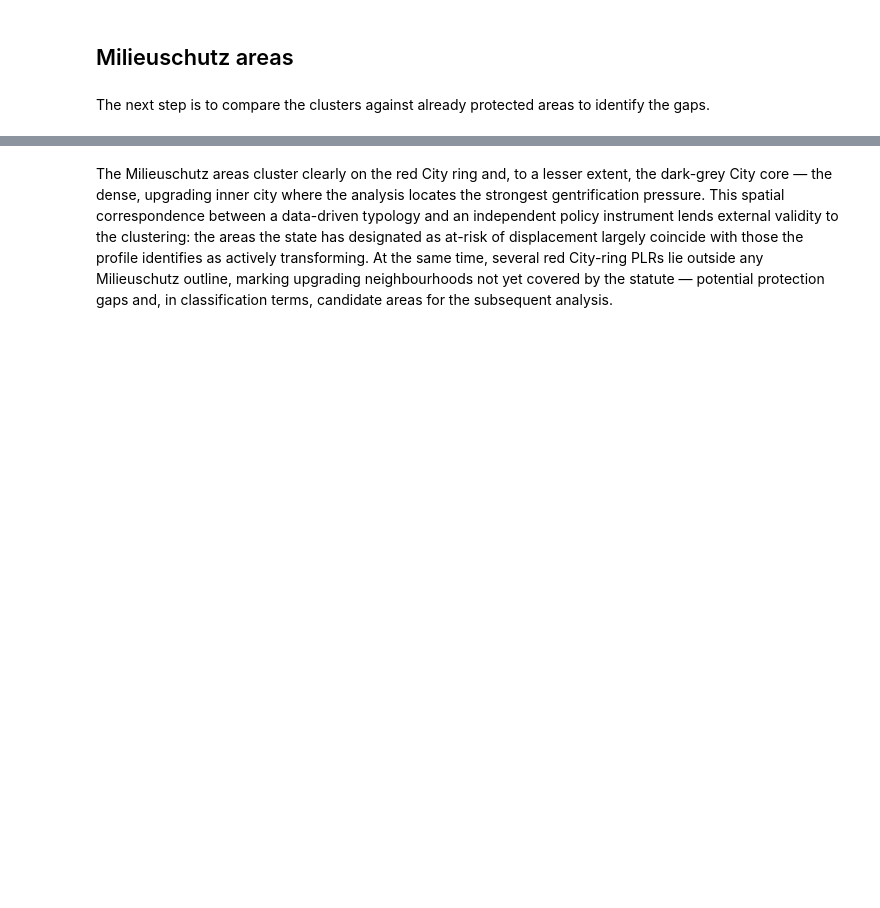
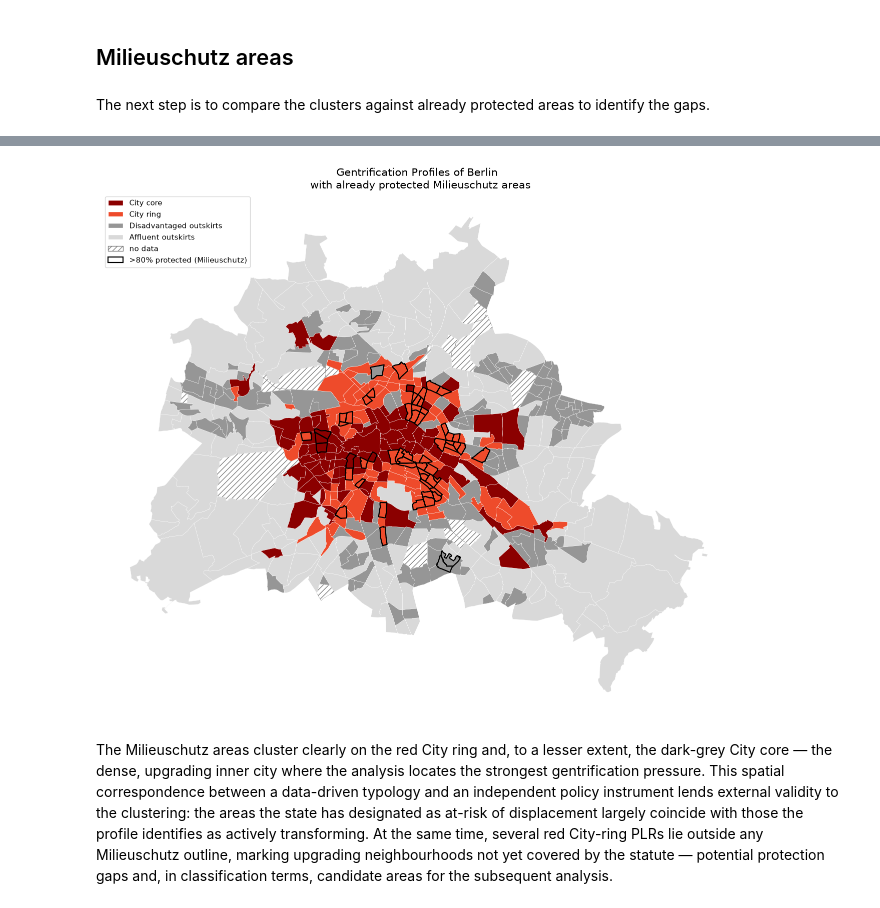
Before and after one commit to mshlg/capstone-kiezkeeper, a Jupyter notebook: notebooks/Module1_clustering/module_1_explore-clusters.ipynb, the cells around one changed output, grey strips where cells are left out. Saved outputs shown, nothing was run; the diff lists cells and outputs as text; code cells hidden in the pictures; blank space fills up the shorter version.

```diff
--- a/notebooks/Module1_clustering/module_1_explore-clusters.ipynb
+++ b/notebooks/Module1_clustering/module_1_explore-clusters.ipynb
@@ -395,3 +439,48 @@ ax.axis("off"); plt.tight_layout(); plt.show()
+# %%
+import matplotlib.pyplot as plt
+from matplotlib.patches import Patch
+
+#
+df["plr_id_str"] = df["plr_id"].astype(str).str.zfill(8)
+gdf = plr_geo.merge(
+    df[["plr_id_str", "cluster_4k", "ms_over80", "ms_portion"]],
+    left_on="plr_id", right_on="plr_id_str", how="left")
+
+fig, ax = plt.subplots(figsize=(13, 13))
+
+cluster_colors = {
+    3: "#EE4B2B",   # City belt — bright red
+    1: "#8B0000",   # City core — dark red
+    2: "#969696",   # Disadvantaged outskirts — mittelgrau
+    0: "#d9d9d9",   # Affluent outskirts — helleres grau
+}
+cluster_labels = {1: "City core", 3: "City ring",
+                  2: "Disadvantaged outskirts", 0: "Affluent outskirts"}
+
+# Clusterings
+gdf[gdf["cluster_4k"].isna()].plot(ax=ax, color="none", edgecolor="grey",
+                                    hatch="///", linewidth=0.3)
+for c in [0, 2, 1, 3]:
+    gdf[gdf["cluster_4k"] == c].plot(ax=ax, color=cluster_colors[c],
+                                      edgecolor="white", linewidth=0.3)
+
+# MS-areas
+ms = gdf[gdf["ms_over80"] == 1]
+ms.plot(ax=ax, facecolor="none", edgecolor="black", linewidth=1.6)
+
+# Legend
+handles = [Patch(facecolor=cluster_colors[c], edgecolor="white", label=cluster_labels[c])
+           for c in [1, 3, 2, 0]]
+handles.append(Patch(facecolor="none", edgecolor="grey", hatch="///", label="no data"))
+handles.append(Patch(facecolor="none", edgecolor="black", linewidth=1.6, label=">80% protected (Milieuschutz)"))
+ax.legend(handles=handles, loc="upper left", fontsize=11, frameon=True)
+
+ax.set_title("Gentrification Profiles of Berlin \n with already protected Milieuschutz areas", fontsize=15)
+ax.axis("off"); plt.tight_layout();
+fig.savefig("../../plots/gentrification_profiles/cluster_milieuschutz>80_map.png", dpi=300, bbox_inches="tight")
+plt.show()
+# %% [output]
+[figure, added]
 # %% [markdown]
 The Milieuschutz areas cluster clearly on the red City ring and, to a lesser extent, the dark-grey City core — the dense, upgrading inner city where the analysis locates the strongest gentrification pressure. This spatial correspondence between a data-driven typology and an independent policy instrument lends external validity to the clustering: the areas the state has designated as at-risk of displacement largely coincide with those the profile identifies as actively transforming. At the same time, several red City-ring PLRs lie outside any Milieuschutz outline, marking upgrading neighbourhoods not yet covered by the statute — potential protection gaps and, in classification terms, candidate areas for the subsequent analysis.
 # %%
```
Also changed, not shown: parts of 13 cells of this notebook, 3 other files.
